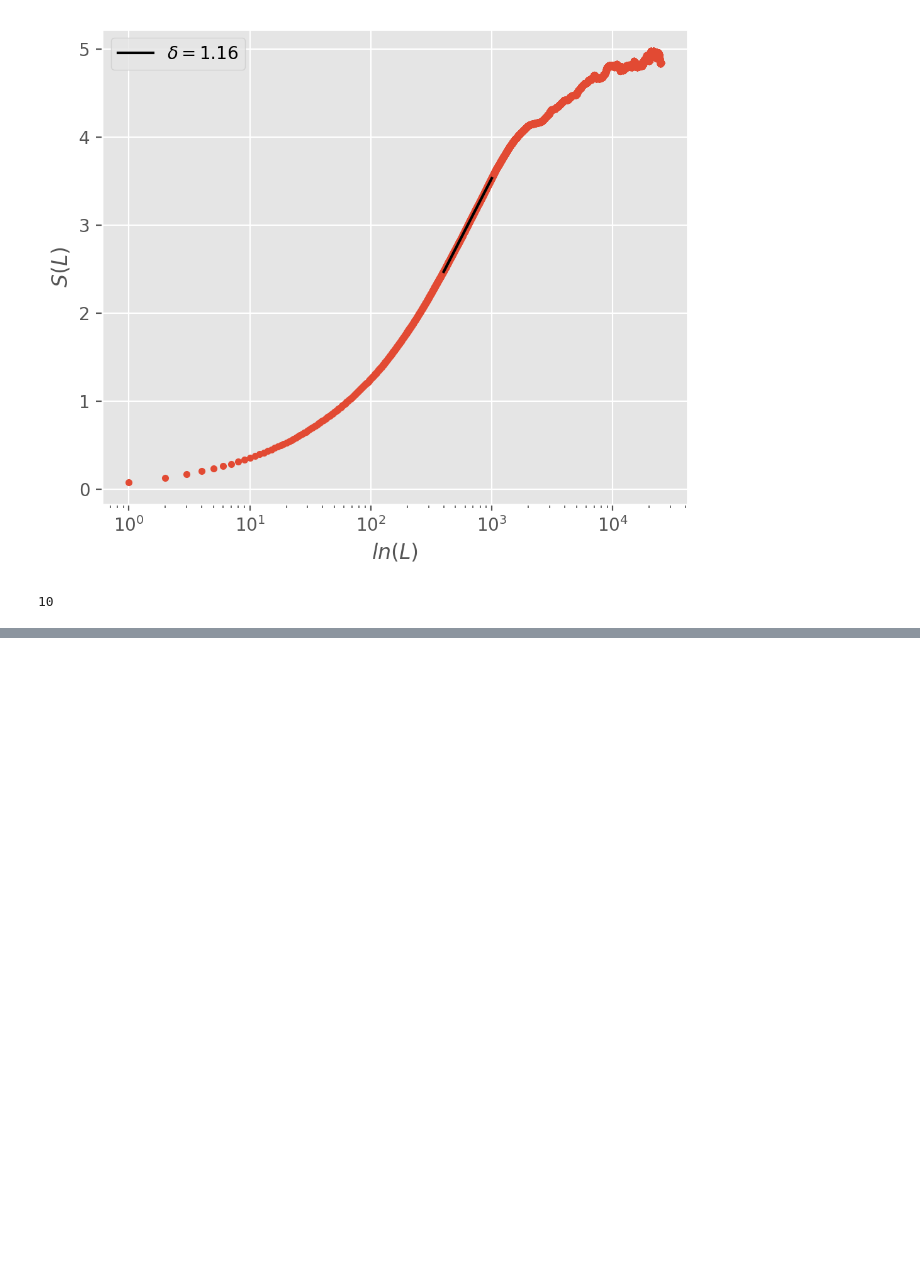
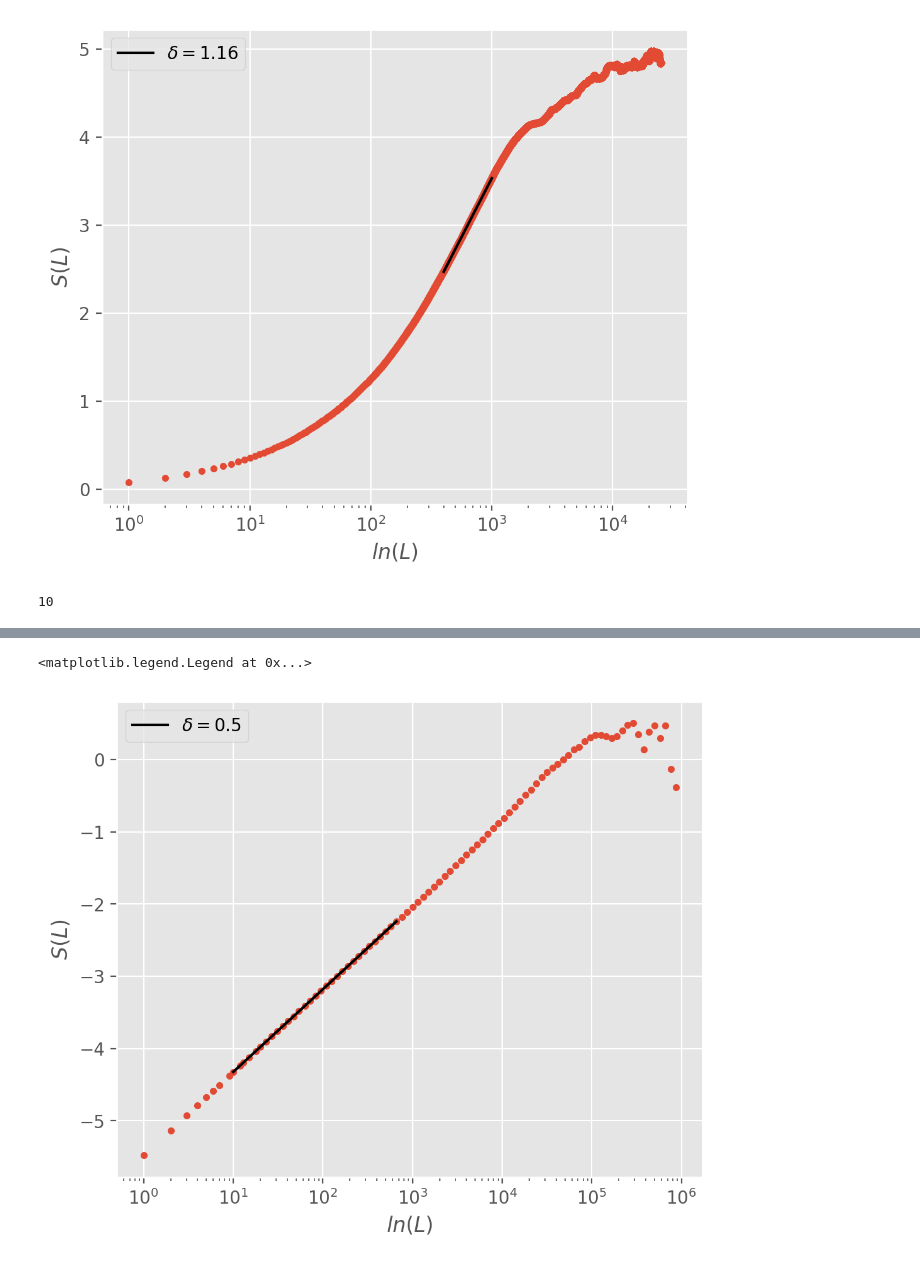
Before and after one commit to JacobBaxley/LogisticWork, a Jupyter notebook: Ensemble_Test.ipynb, the cells around one changed output, grey strips where cells are left out. Saved outputs shown, nothing was run; the diff lists cells and outputs as text; code cells hidden in the pictures; blank space fills up the shorter version.

```diff
--- a/Ensemble_Test.ipynb
+++ b/Ensemble_Test.ipynb
@@ -614,0 +639,24 @@ stripes
+# %%
+number_of_points = 100 #may not repeat
+data = test
+
+window_lengths = np.unique(np.exp(np.arange(0,np.log(len(data)),np.log(len(data))/number_of_points)).astype(int))
+
+s, L = no_stripe_entropy(data, window_lengths)
+# %%
+start = 1*10**1
+stop = 8*10**2
+
+fit = get_scaling(s, L, start, stop)
+
+plt.figure(figsize = (6, 5))
+plt.plot(L, s, linestyle='', marker='.')
+plt.plot(fit[0], fit[1][0] * np.log(fit[0]) + fit[1][1], color='k',
+             label='$\delta = $'+str(np.round(fit[1][0], 2)))
+plt.xscale('log')
+plt.xlabel('$ln(L)$')
+plt.ylabel('$S(L)$')
+plt.legend(loc=0)
+# %% [output]
+<matplotlib.legend.Legend at 0x...>
+[figure, added]
```
Also changed, not shown: parts of 19 cells of this notebook, 4 other files.
